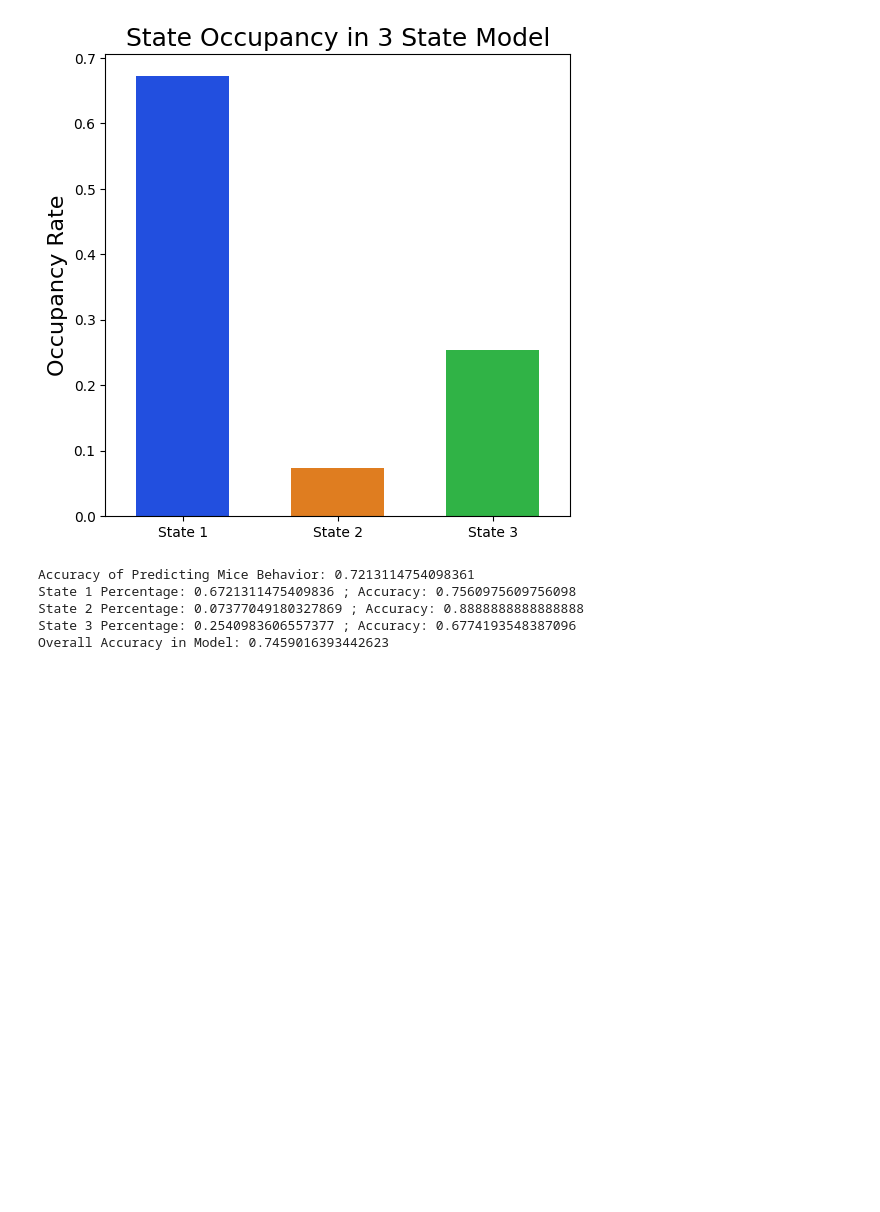
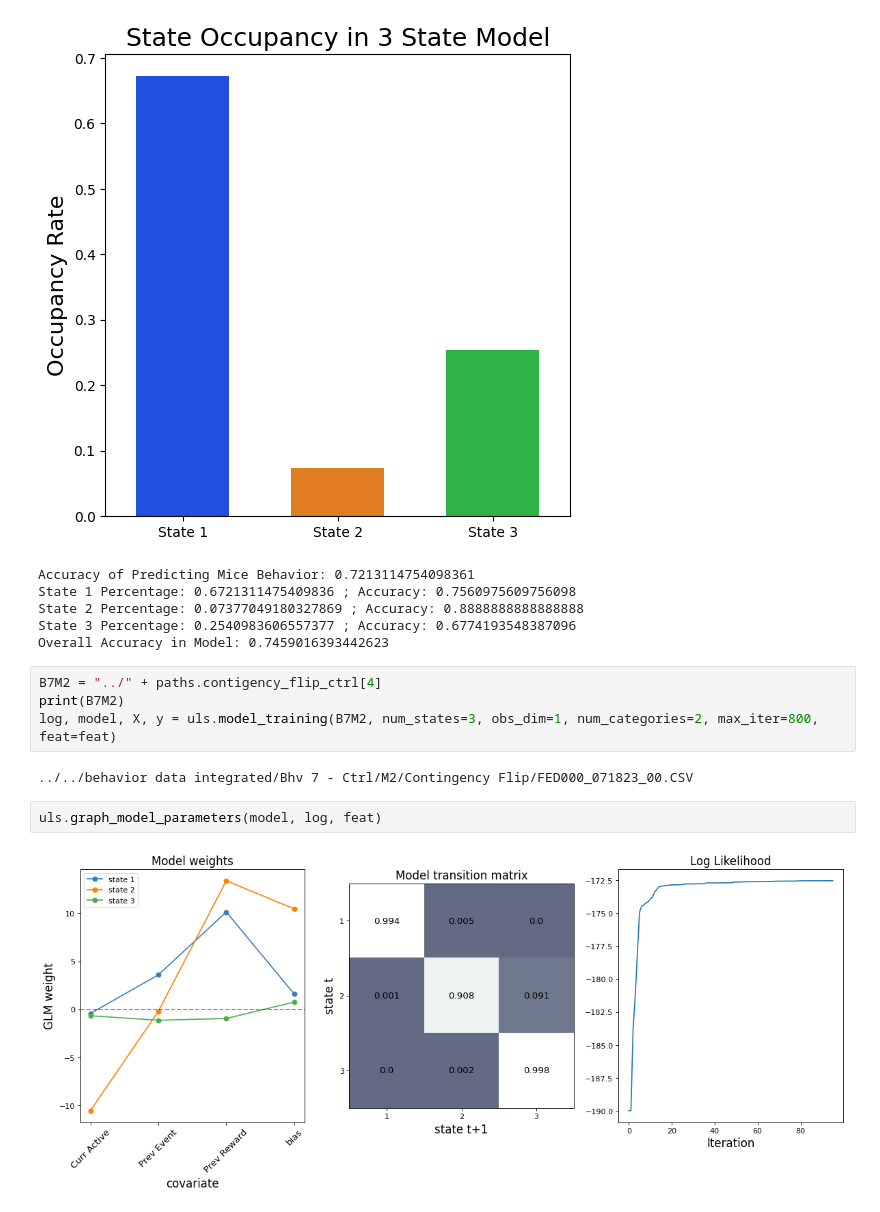
Before and after one commit to ftlabucsd/FEDUPP, a Jupyter notebook: HMM-GLM/GLM-HMM3.ipynb, the cells around one changed output. Saved outputs shown, nothing was run; the diff lists cells and outputs as text; blank space fills up the shorter version.

```diff
--- a/HMM-GLM/GLM-HMM3.ipynb
+++ b/HMM-GLM/GLM-HMM3.ipynb
@@ -109,3 +109,13 @@ State 1 Percentage: 0.6721311475409836 ; Accuracy: 0.7560975609756098
 State 2 Percentage: 0.07377049180327869 ; Accuracy: 0.8888888888888888
 State 3 Percentage: 0.2540983606557377 ; Accuracy: 0.6774193548387096
 Overall Accuracy in Model: 0.7459016393442623
+# %%
+B7M2 = "../" + paths.contigency_flip_ctrl[4]
+print(B7M2)
+log, model, X, y = uls.model_training(B7M2, num_states=3, obs_dim=1, num_categories=2, max_iter=800, feat=feat)
+# %% [output]
+../../behavior data integrated/Bhv 7 - Ctrl/M2/Contingency Flip/FED000_071823_00.CSV
+# %%
+uls.graph_model_parameters(model, log, feat)
+# %% [output]
+[figure, added]
```
Also changed, not shown: parts of 9 cells of this notebook, 4 other files.
